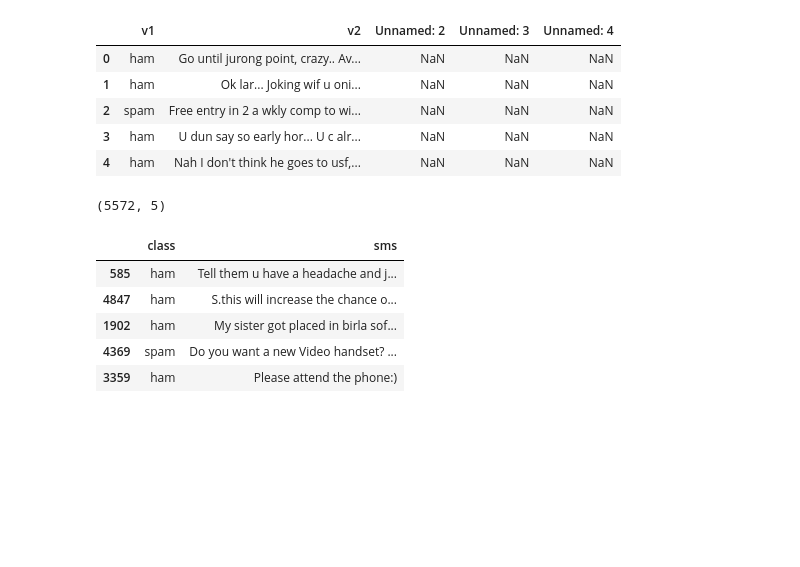
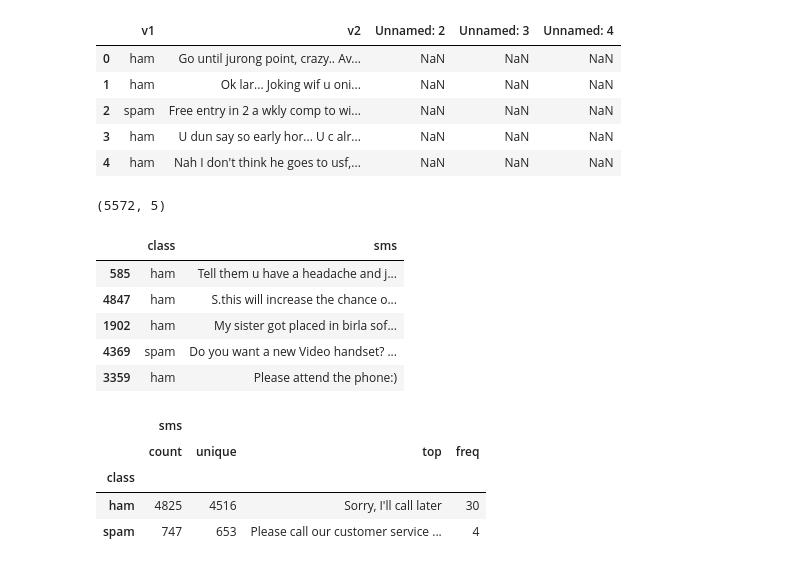
Before and after one commit to savindumahasen/2016-Employeers-Salary-Analysis, a Jupyter notebook: Spam_Classification.ipynb, the cells around one changed output. Cells and saved outputs as stored; diff of their text form; code cells hidden in the pictures; blank space fills up the shorter version.

```diff
--- a/Spam_Classification.ipynb
+++ b/Spam_Classification.ipynb
@@ -38,3 +38,11 @@ df.sample(5)
 | 1902 | ham | My sister got placed in birla sof... |
 | 4369 | spam | Do you want a new Video handset? ... |
 | 3359 | ham | Please attend the phone:) |
+# %%
+df.groupby('class').describe()
+# %% [output]
+|  | sms |  |  |  |
+|  | count | unique | top | freq |
+| class |  |  |  |  |
+| ham | 4825 | 4516 | Sorry, I'll call later | 30 |
+| spam | 747 | 653 | Please call our customer service ... | 4 |
```
Also changed, not shown: parts of 10 cells of this notebook.
